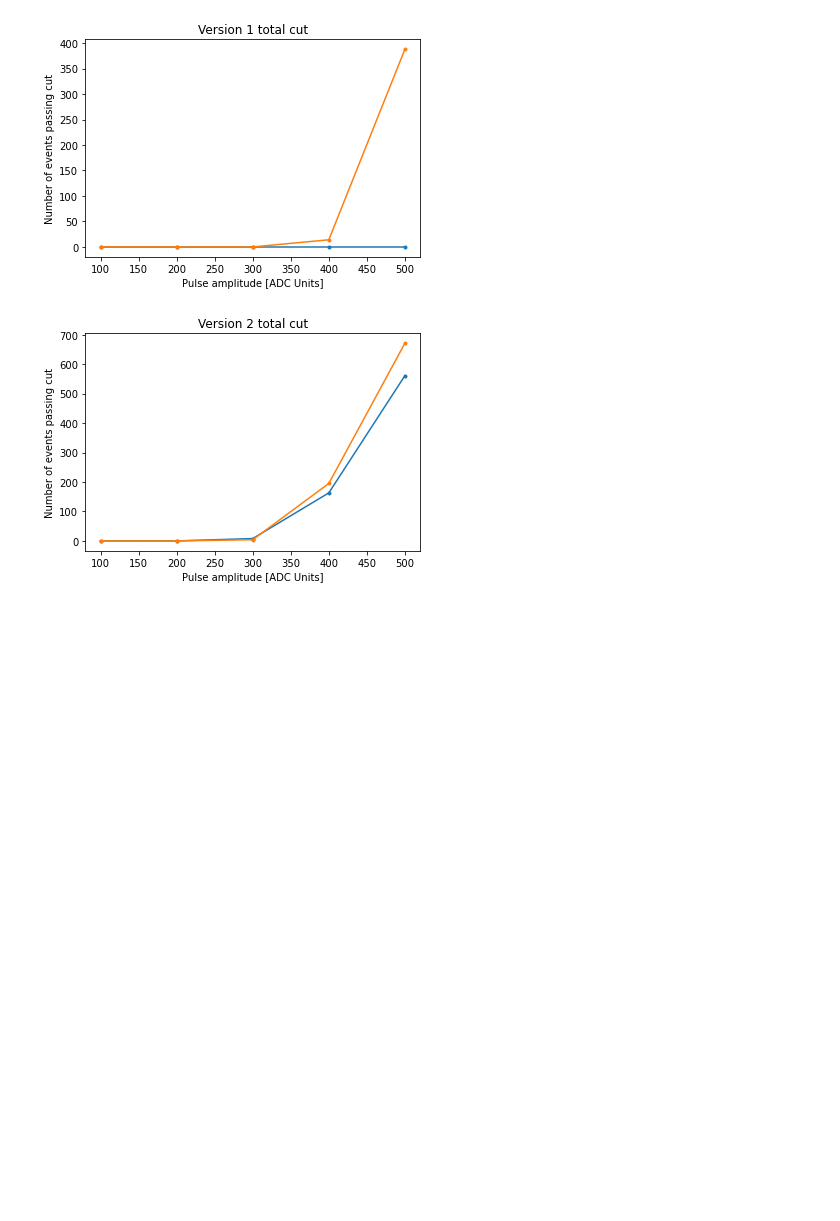
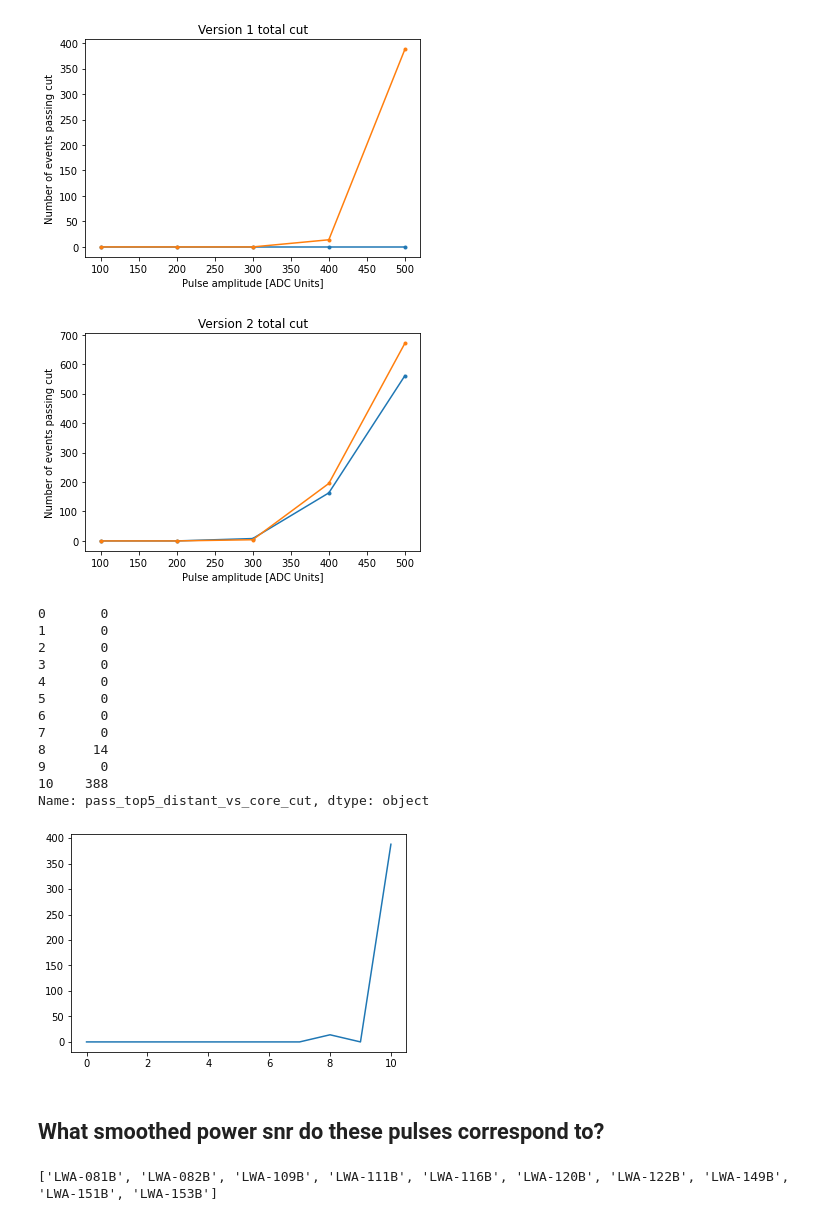
Before and after one commit to kathrynplant/lwa-cosmic-rays, a Jupyter notebook: Simulation_Results.ipynb, the cells around one changed output. Cells and saved outputs as stored; diff of their text form; code cells hidden in the pictures; blank space fills up the shorter version.

```diff
--- a/Simulation_Results.ipynb
+++ b/Simulation_Results.ipynb
@@ -9,3 +9,43 @@ from lwa_antpos import mapping
 from scipy.optimize import curve_fit
 import scipy.stats as st
 import math
+import yaml
+
+
+
+##load arraymap
+array_map=pd.read_csv('array-map-5-22-2023.csv')
+xdict={}
+ydict={}
+zdict={}
+for i,n in enumerate(array_map['antname']):
+    xdict[n]=array_map['x'][i]
+    ydict[n]=array_map['y'][i]
+    zdict[n]=array_map['elevation'][i]
+arraymapdictionaries=[xdict,ydict,zdict]
+
+h= np.asarray([0.000049291111379545783611425685544205066,
+               0.012255497574972781804625299173494568095,
+               0.085289616177628382875930412865272955969,
+               -0.063136263203890236050952466939634177834,
+               -0.021489412960359111082198069198057055473,
+               -0.067555957743183181474222465112688951194,
+               -0.017706118779731286339007567676162580028,
+               0.080882151494431037130894424080906901509,
+               -0.014358148251631907416081546102759602945,
+               0.093835202832724035060252276707615237683,
+               -0.280577771800571862392814637132687494159,
+               -0.129748808680352711864003367736586369574,
+               0.501393724111570460166831253445707261562,
+               -0.129748808680352711864003367736586369574,
+               -0.280577771800571862392814637132687494159,
+               0.093835202832724035060252276707615237683,
+               -0.014358148251631907416081546102759602945,
+               0.080882151494431037130894424080906901509,
+               -0.017706118779731286339007567676162580028,
+               -0.067555957743183181474222465112688951194,
+               -0.021489412960359111082198069198057055473,
+               -0.063136263203890236050952466939634177834,
+               0.085289616177628382875930412865272955969,
+               0.012255497574972781804625299173494568095,
+               0.000049291111379545783611425685544205066])
@@ -120,3 +155,22 @@ Text(0.5, 1.0, 'Version 2 total cut')
 [figure]
 [figure]
 [figure]
+# %%
+plt.plot(summary['pass_top5_distant_vs_core_cut'])
+print(summary['pass_top5_distant_vs_core_cut'])
+# %% [output]
+0       0
+1       0
+2       0
+3       0
+4       0
+5       0
+6       0
+7       0
+8      14
+9       0
+10    388
+Name: pass_top5_distant_vs_core_cut, dtype: object
+[figure, added]
+# %% [markdown]
+## What smoothed power snr do these pulses correspond to?
@@ -122,0 +181,17 @@ Text(0.5, 1.0, 'Version 2 total cut')
+# %%
+config='/home/ubuntu/kp/lwa-cosmic-rays/simulation_configs/config_preliminary_cuts-sim500B.yml'
+with open(config, 'r') as file:
+    configuration=yaml.safe_load(file)
+
+#pulse=configuration['pulse']
+#veto_thresh=configuration['veto_thresh']
+#ok_vetos_fname=configuration['ok_vetos_fname']
+pulse_antennas=configuration['pulse_antennas']
+#pulse_antnames_no_pol=[name[:-1] for name in pulse_antennas]
+
+print(pulse_antennas)
+
+#TODO make it inject the signal in a copy so I don't have to reload records
+#records=inject_simulation(records,pulse_antennas,pulse,ok_vetos_fname,veto_thresh)
+# %% [output]
+['LWA-081B', 'LWA-082B', 'LWA-109B', 'LWA-111B', 'LWA-116B', 'LWA-120B', 'LWA-122B', 'LWA-149B', 'LWA-151B', 'LWA-153B']
```
Also changed, not shown: parts of 20 cells of this notebook, 1 other file.
